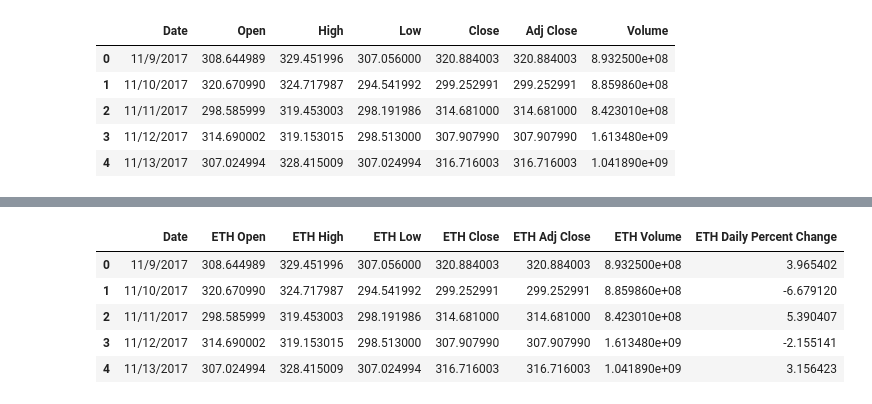
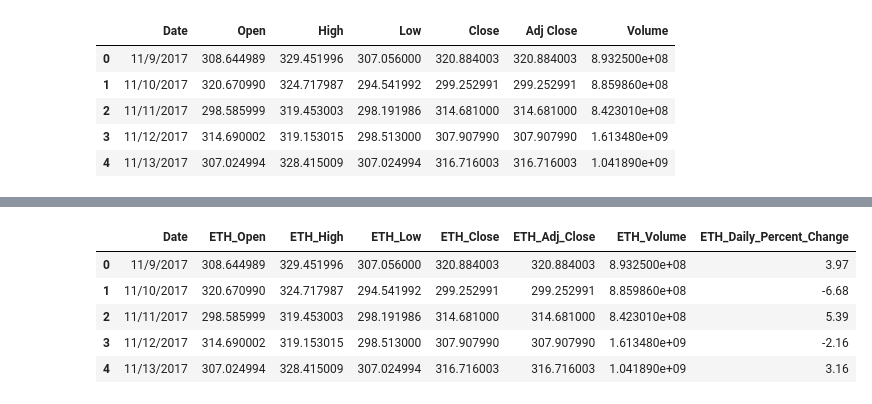
Before and after one commit to skdabra30/Project_2, a Jupyter notebook: JupyterNotebook_DataSets.ipynb, the cells around one changed output, grey strips where cells are left out. Drawn from its saved outputs; the diff is of its cells as text; code cells hidden in the pictures.

```diff
--- a/JupyterNotebook_DataSets.ipynb
+++ b/JupyterNotebook_DataSets.ipynb
@@ -28,7 +31,11 @@ eth_usd_df.head()
 # %%
 # Adding a daily percent change column
 btc_percent_change = ((btc_usd_df["Close"]-btc_usd_df["Open"])/btc_usd_df["Open"])*100
-btc_usd_df["Daily Percent Change"] = btc_percent_change
+btc_usd_df["Daily_Percent_Change"] = btc_percent_change
+btc_usd_df=btc_usd_df.round({"Daily_Percent_Change":2})
 
 eth_percent_change = ((eth_usd_df["Close"]-eth_usd_df["Open"])/eth_usd_df["Open"])*100
-eth_usd_df["Daily Percent Change"] = eth_percent_change
+eth_usd_df["Daily_Percent_Change"] = eth_percent_change
+eth_usd_df=eth_usd_df.round({"Daily_Percent_Change":2})
+
+eth_usd_df.head()
@@ -53,20 +67,20 @@ btc_rename.head()
 # %%
 # Renamed ETH columns
-eth_rename=eth_usd_df.rename (columns={"Open":"ETH Open",
-                                      "High":"ETH High",
-                                      "Low":"ETH Low",
-                                      "Close":"ETH Close",
-                                      "Adj Close":"ETH Adj Close",
-                                      "Volume":"ETH Volume",
-                                      "Daily Percent Change":"ETH Daily Percent Change"})
+eth_rename=eth_usd_df.rename (columns={"Open":"ETH_Open",
+                                      "High":"ETH_High",
+                                      "Low":"ETH_Low",
+                                      "Close":"ETH_Close",
+                                      "Adj Close":"ETH_Adj_Close",
+                                      "Volume":"ETH_Volume",
+                                      "Daily_Percent_Change":"ETH_Daily_Percent_Change"})
 
 eth_rename.head()
 # %% [output]
-|  | Date | ETH Open | ETH High | ETH Low | ETH Close | ETH Adj Close | ETH Volume | ETH Daily Percent Change |
-| 0 | 11/9/2017 | 308.644989 | 329.451996 | 307.056000 | 320.884003 | 320.884003 | 8.932500e+08 | 3.965402 |
-| 1 | 11/10/2017 | 320.670990 | 324.717987 | 294.541992 | 299.252991 | 299.252991 | 8.859860e+08 | -6.679120 |
-| 2 | 11/11/2017 | 298.585999 | 319.453003 | 298.191986 | 314.681000 | 314.681000 | 8.423010e+08 | 5.390407 |
-| 3 | 11/12/2017 | 314.690002 | 319.153015 | 298.513000 | 307.907990 | 307.907990 | 1.613480e+09 | -2.155141 |
-| 4 | 11/13/2017 | 307.024994 | 328.415009 | 307.024994 | 316.716003 | 316.716003 | 1.041890e+09 | 3.156423 |
+|  | Date | ETH_Open | ETH_High | ETH_Low | ETH_Close | ETH_Adj_Close | ETH_Volume | ETH_Daily_Percent_Change |
+| 0 | 11/9/2017 | 308.644989 | 329.451996 | 307.056000 | 320.884003 | 320.884003 | 8.932500e+08 | 3.97 |
+| 1 | 11/10/2017 | 320.670990 | 324.717987 | 294.541992 | 299.252991 | 299.252991 | 8.859860e+08 | -6.68 |
+| 2 | 11/11/2017 | 298.585999 | 319.453003 | 298.191986 | 314.681000 | 314.681000 | 8.423010e+08 | 5.39 |
+| 3 | 11/12/2017 | 314.690002 | 319.153015 | 298.513000 | 307.907990 | 307.907990 | 1.613480e+09 | -2.16 |
+| 4 | 11/13/2017 | 307.024994 | 328.415009 | 307.024994 | 316.716003 | 316.716003 | 1.041890e+09 | 3.16 |
 # %%
 # Setting the Date column as index
```
Also changed, not shown: parts of 18 cells of this notebook.
